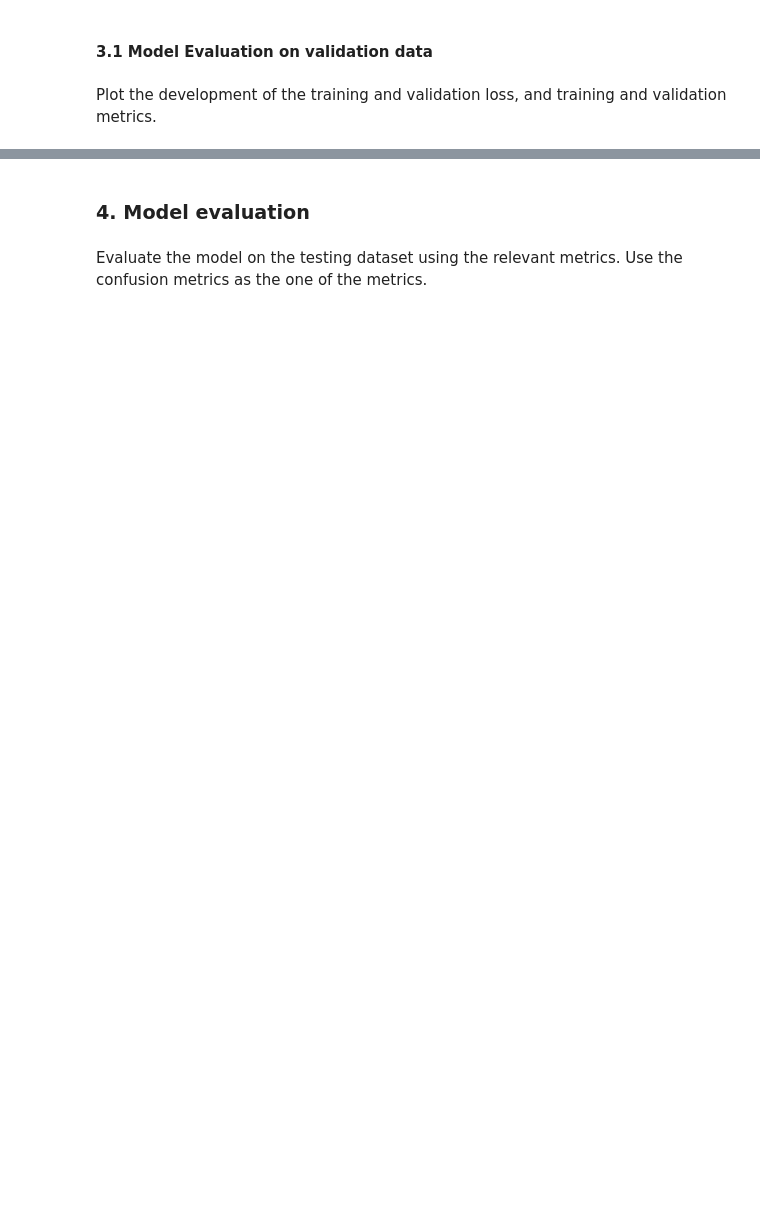
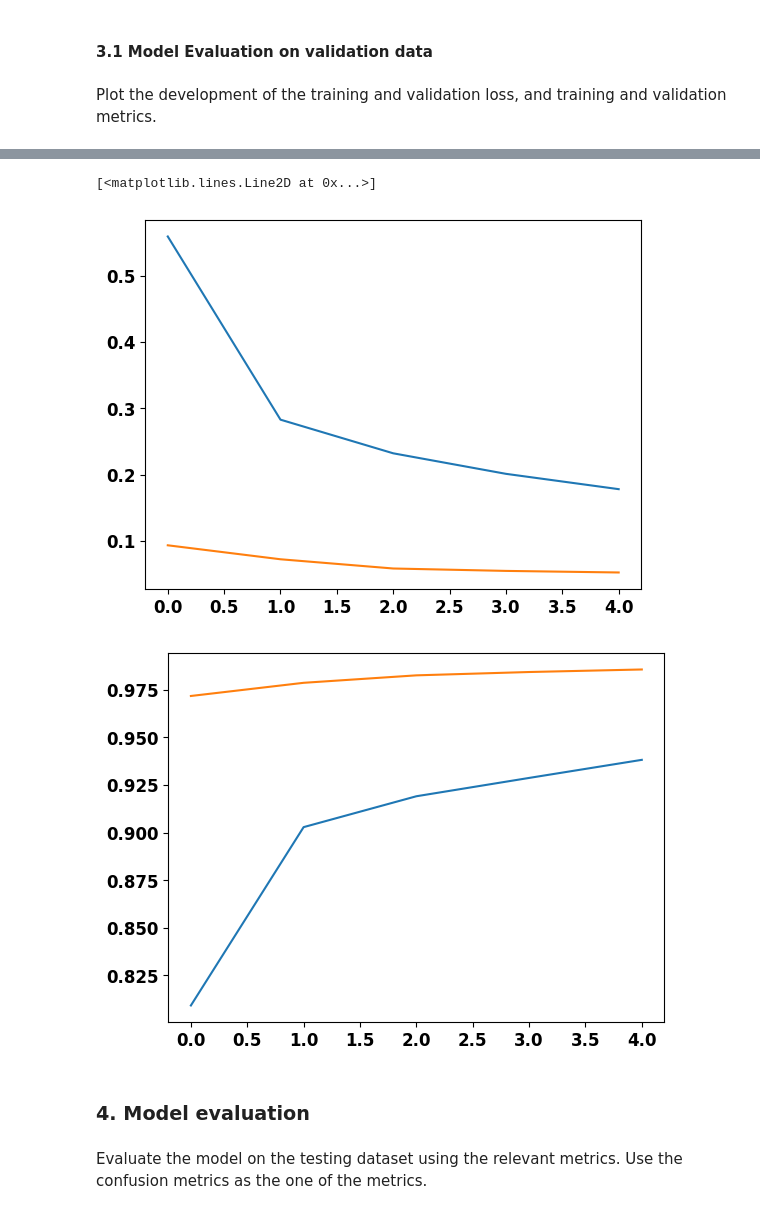
Before and after one commit to xpecon00/MPA-MLF, a Jupyter notebook: LAB_07/MPA-MLF, Lab 7 - Convolutional Neural Network.ipynb, the cells around one changed output, grey strips where cells are left out. Cells and saved outputs as stored; diff of their text form; code cells hidden in the pictures; blank space fills up the shorter version.

```diff
--- a/LAB_07/MPA-MLF, Lab 7 - Convolutional Neural Network.ipynb
+++ b/LAB_07/MPA-MLF, Lab 7 - Convolutional Neural Network.ipynb
@@ -86,7 +88,7 @@ Perform the necessary data preprocessing. The best way to preprocess the data wo
 ###################################
 # Write your own code here #
 X_train_exp = np.expand_dims(X_train, -1)
-X_train_scaled = X_train.astype('float32') / 255.0
+X_train_scaled = X_train_exp.astype('float32') / 255.0
 y_train_encoded = to_categorical(y_train, num_classes=10)
 ###################################
 # %% [markdown]
@@ -98,15 +100,16 @@ Input_layer -> Convolutional_layer(kernel_size=(3,3), no_channels=32) -> Maxpool
 # %% [markdown]
 #### 2.1 Define the model structure
 # %%
+model = Sequential()
 ###################################
 # Write your own code here #
-model = Sequential()
-model.add(Conv2D(16, (3, 3), activation='relu', input_shape=(28, 28, 1)))
+model.add(Conv2D(16, (5, 5), activation='relu', input_shape=(28, 28, 1))) #(26, 26,64) #(28, 28, 1)
+model.add(MaxPooling2D((2, 2)))
+model.add(Conv2D(32, (3, 3), activation='relu'))
 model.add(MaxPooling2D((2, 2)))
 model.add(Flatten())
-model.add(Dropout(0.4))
-model.add(Dense(128, activation='relu'))
-model.add(Dropout(0.4))
+model.add(Dense(32, activation='relu'))
+model.add(Dropout(0.5))
 model.add(Dense(10, activation='softmax'))
 ###################################
 # %% [markdown]
@@ -114,15 +117,13 @@ model.add(Dense(10, activation='softmax'))
 # %% [markdown]
 Build the model, use the relevant metrics, optimizer and loss function. While choosing the metrics and loss function, consider fact that we are are trying to solve the multiclass classification problem
 # %%
-loss = None
-optimizer = None
-metrics = None
-learning_rate = 0.0
-
 ###################################
 # Write your own code here #
-optimizer = AdamW(learning_rate = 0.01)
-model.compile(loss='categorical_crossentropy', optimizer=optimizer, metrics=['accuracy'])
+loss = 'categorical_crossentropy'
+metrics = 'accuracy'
+learning_rate = 0.001
+optimizer = AdamW(learning_rate = learning_rate)
+model.compile(loss=loss, optimizer=optimizer, metrics=[metrics])
 ###################################
 model.summary()
 # %% [output]
@@ -152,7 +153,6 @@ train your model, define the relevant hyperparameters (no. epochs, batch_size),
 # %%
 ###################################
 # Write your own code here #
-history = model.fit(X_train_scaled, y_train_encoded, epochs=20, batch_size=16, validation_split = 0.2)
-
+history = model.fit(X_train_scaled, y_train_encoded, epochs=5, batch_size=32, validation_split = 0.2)
 ###################################
 # %% [output]
@@ -189,7 +190,15 @@ print(f'Test accuracy: {score[1]*100} %')
 # %%
 plt.figure()
 plt.plot(history.history['loss'])
 plt.plot(history.history['val_loss'])
+
+plt.figure()
+plt.plot(history.history['accuracy'])
+plt.plot(history.history['val_accuracy'])
+# %% [output]
+[<matplotlib.lines.Line2D at 0x...>]
+[figure, added]
+[figure, added]
 # %% [markdown]
 ### 4. Model evaluation
 # %% [markdown]
```
Also changed, not shown: parts of 9 cells of this notebook.
